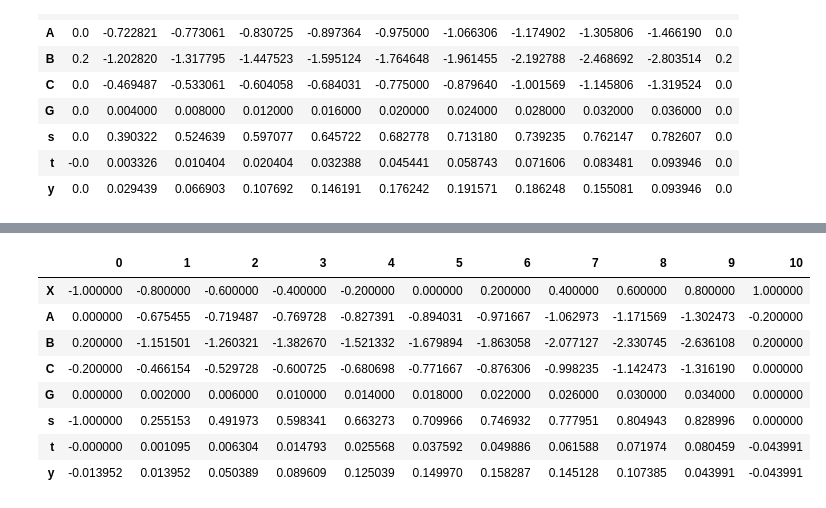
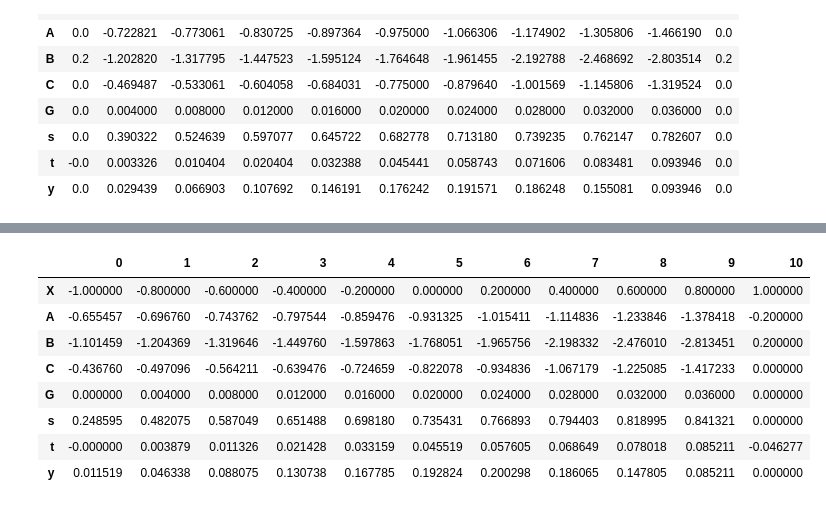
Before and after one commit to astatochek/mm-computational-workshop, a Jupyter notebook: 5-semester/5. Differential Equations/note.ipynb, the cells around one changed output, grey strips where cells are left out. Cells and saved outputs as stored; diff of their text form; code cells hidden in the pictures.

```diff
--- a/5-semester/5. Differential Equations/note.ipynb
+++ b/5-semester/5. Differential Equations/note.ipynb
@@ -54,26 +57,26 @@ class Equation:
         y = np.zeros((2, n+1))
         return solve(fun, bc, x, y).sol(x)[0]
 
-    def show(self, n: int, *argv: Dict[str, Any]) -> None:
+    def show(self, n: int, approximations: Dict[str, np.ndarray]) -> None:
         x = np.linspace(self.a, self.b, n+1)
         fig, ax = plt.subplots(figsize=(10, 6), dpi=200)
         ax.plot(x, self.solve(n), label='Expected')
-        for approx in argv:
-            ax.plot(x, approx['sol'], label=approx['label'])
+        for label in approximations:
+            ax.plot(x, approximations[label], label=label)
         ax.set_xlabel("x")
         ax.set_ylabel("y")
         ax.legend()
         ax.grid()
         plt.show()
 
-    def compare(self, n: int, *argv: Dict[str, Any]) -> pd.DataFrame:
+    def compare(self, n: int, approximations: Dict[str, np.ndarray]) -> pd.DataFrame:
         x = np.linspace(self.a, self.b, n+1)
         data = {'X': x}
         Expected = self.solve(n)
         data['Expected'] = Expected
-        for approx in argv:
-            data[approx['label']] = approx['sol']
-            data[approx['label'] + ' Error'] = np.abs(approx['sol'] - Expected)
+        for label in approximations:
+            data[label] = approximations[label]
+            data[label + ' Error'] = np.abs(approximations[label] - Expected)
         return pd.DataFrame(data)
 # %%
 P = lambda x: (7 + x) / (8 - 3 * x)
@@ -166,44 +171,43 @@ diff_EQ.compare(n, first, improved)
 # %%
 def second_order_approximation(n: int, eq: Equation = diff_EQ) -> Dict[str, np.ndarray]:
     # TODO: работает неправильно, судя по графику, а мб и норм :)
     h = (eq.b - eq.a) / n
-    X = np.linspace(eq.a - h / 2, eq.b + h / 2, n+2)
-    A, B, C, G, y, s, t = (np.zeros(n+1) for _ in range(7))
+    X = np.array([eq.a - h / 2] + [x for x in np.linspace(eq.a, eq.b, n+1)] + [eq.b + h / 2])
+    A, B, C, G, y, s, t = (np.zeros(n+2) for _ in range(7))
     B[0] = h
     C[0] = -h
     s[0] = C[0] / B[0]
     t[0] = -G[0] / B[0]
 
-    for i in range(1, n+1):
-        if i < n:
+    for i in range(1, n+2):
+        if i < n + 1:
             A[i] = -eq.P(X[i] - h / 2) - eq.Q(X[i]) * h / 2
             C[i] = -eq.P(X[i] + h / 2) + eq.Q(X[i]) * h / 2
             B[i] = A[i] + C[i] - h**2 * eq.R(X[i])
             G[i] = h**2 * eq.F(X[i])
         else:
             A[i] = -h
             B[i] = h
         s[i] = C[i] / (B[i] - A[i] * s[i-1])
         t[i] = (A[i] * t[i-1] - G[i]) / (B[i] - A[i] * s[i-1])
 
     y[n] = t[n]
     for i in range(n-1, -1, -1):
         y[i] = s[i] * y[i+1] + t[i]
-    x = np.linspace(eq.a, eq.b, n+1)
-    return {'X': x, 'A': A, 'B': B, 'C': C, 'G': G, 's': s, 't': t, 'y': y}
+    return {'X': X[1:n+2], 'A': A[1:n+2], 'B': B[1:n+2], 'C': C[1:n+2], 'G': G[1:n+2], 's': s[1:n+2], 't': t[1:n+2], 'y': y[1:n+2]}
 
 
 _second_order_approximation = second_order_approximation(10)
 pd.DataFrame(_second_order_approximation).transpose()
 # %% [output]
 |  | 0 | 1 | 2 | 3 | 4 | 5 | 6 | 7 | 8 | 9 | 10 |
 | X | -1.000000 | -0.800000 | -0.600000 | -0.400000 | -0.200000 | 0.000000 | 0.200000 | 0.400000 | 0.600000 | 0.800000 | 1.000000 |
-| A | 0.000000 | -0.675455 | -0.719487 | -0.769728 | -0.827391 | -0.894031 | -0.971667 | -1.062973 | -1.171569 | -1.302473 | -0.200000 |
-| B | 0.200000 | -1.151501 | -1.260321 | -1.382670 | -1.521332 | -1.679894 | -1.863058 | -2.077127 | -2.330745 | -2.636108 | 0.200000 |
-| C | -0.200000 | -0.466154 | -0.529728 | -0.600725 | -0.680698 | -0.771667 | -0.876306 | -0.998235 | -1.142473 | -1.316190 | 0.000000 |
-| G | 0.000000 | 0.002000 | 0.006000 | 0.010000 | 0.014000 | 0.018000 | 0.022000 | 0.026000 | 0.030000 | 0.034000 | 0.000000 |
-| s | -1.000000 | 0.255153 | 0.491973 | 0.598341 | 0.663273 | 0.709966 | 0.746932 | 0.777951 | 0.804943 | 0.828996 | 0.000000 |
-| t | -0.000000 | 0.001095 | 0.006304 | 0.014793 | 0.025568 | 0.037592 | 0.049886 | 0.061588 | 0.071974 | 0.080459 | -0.043991 |
-| y | -0.013952 | 0.013952 | 0.050389 | 0.089609 | 0.125039 | 0.149970 | 0.158287 | 0.145128 | 0.107385 | 0.043991 | -0.043991 |
+| A | -0.655457 | -0.696760 | -0.743762 | -0.797544 | -0.859476 | -0.931325 | -1.015411 | -1.114836 | -1.233846 | -1.378418 | -0.200000 |
+| B | -1.101459 | -1.204369 | -1.319646 | -1.449760 | -1.597863 | -1.768051 | -1.965756 | -2.198332 | -2.476010 | -2.813451 | 0.200000 |
+| C | -0.436760 | -0.497096 | -0.564211 | -0.639476 | -0.724659 | -0.822078 | -0.934836 | -1.067179 | -1.225085 | -1.417233 | 0.000000 |
+| G | 0.000000 | 0.004000 | 0.008000 | 0.012000 | 0.016000 | 0.020000 | 0.024000 | 0.028000 | 0.032000 | 0.036000 | 0.000000 |
+| s | 0.248595 | 0.482075 | 0.587049 | 0.651488 | 0.698180 | 0.735431 | 0.766893 | 0.794403 | 0.818995 | 0.841321 | 0.000000 |
+| t | -0.000000 | 0.003879 | 0.011326 | 0.021428 | 0.033159 | 0.045519 | 0.057605 | 0.068649 | 0.078018 | 0.085211 | -0.046277 |
+| y | 0.011519 | 0.046338 | 0.088075 | 0.130738 | 0.167785 | 0.192824 | 0.200298 | 0.186065 | 0.147805 | 0.085211 | 0.000000 |
 # %%
 n = 10
```
Also changed, not shown: parts of 7 cells of this notebook.
